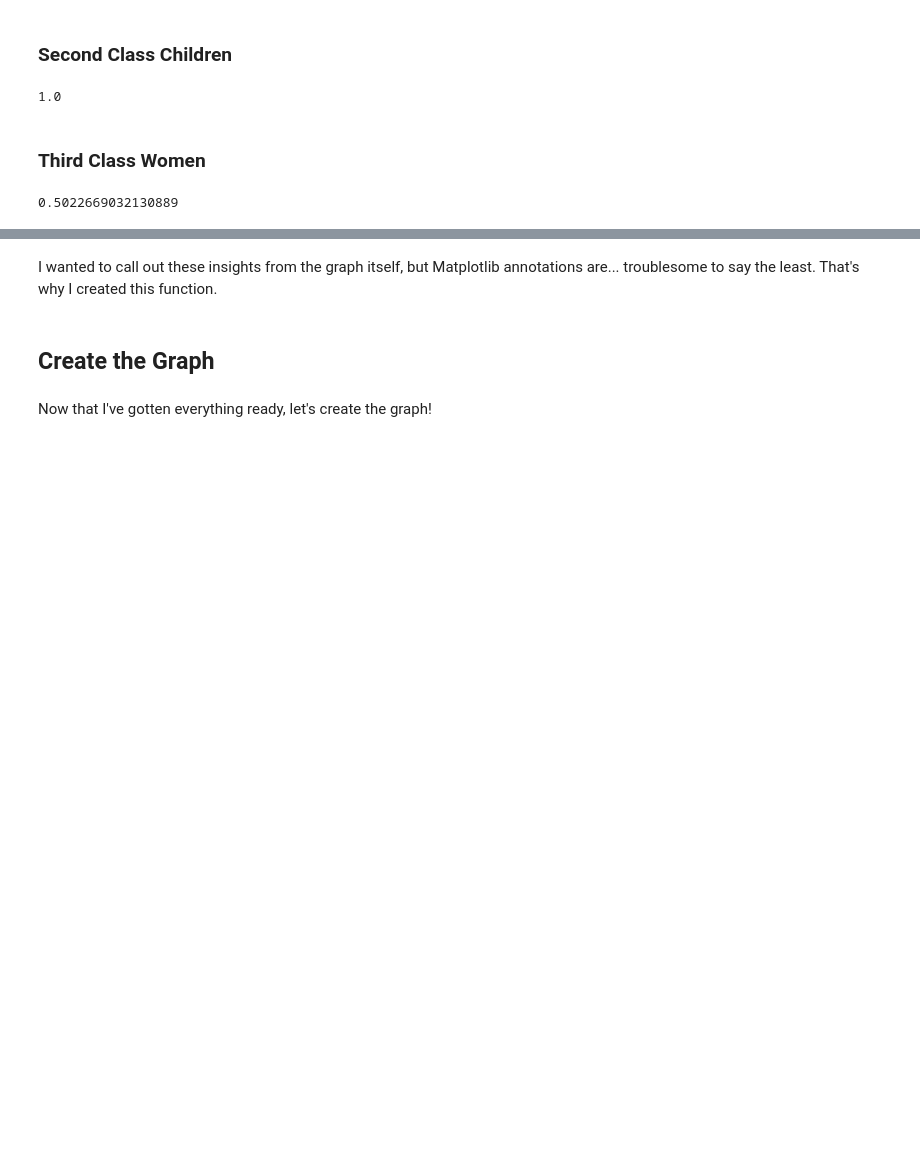
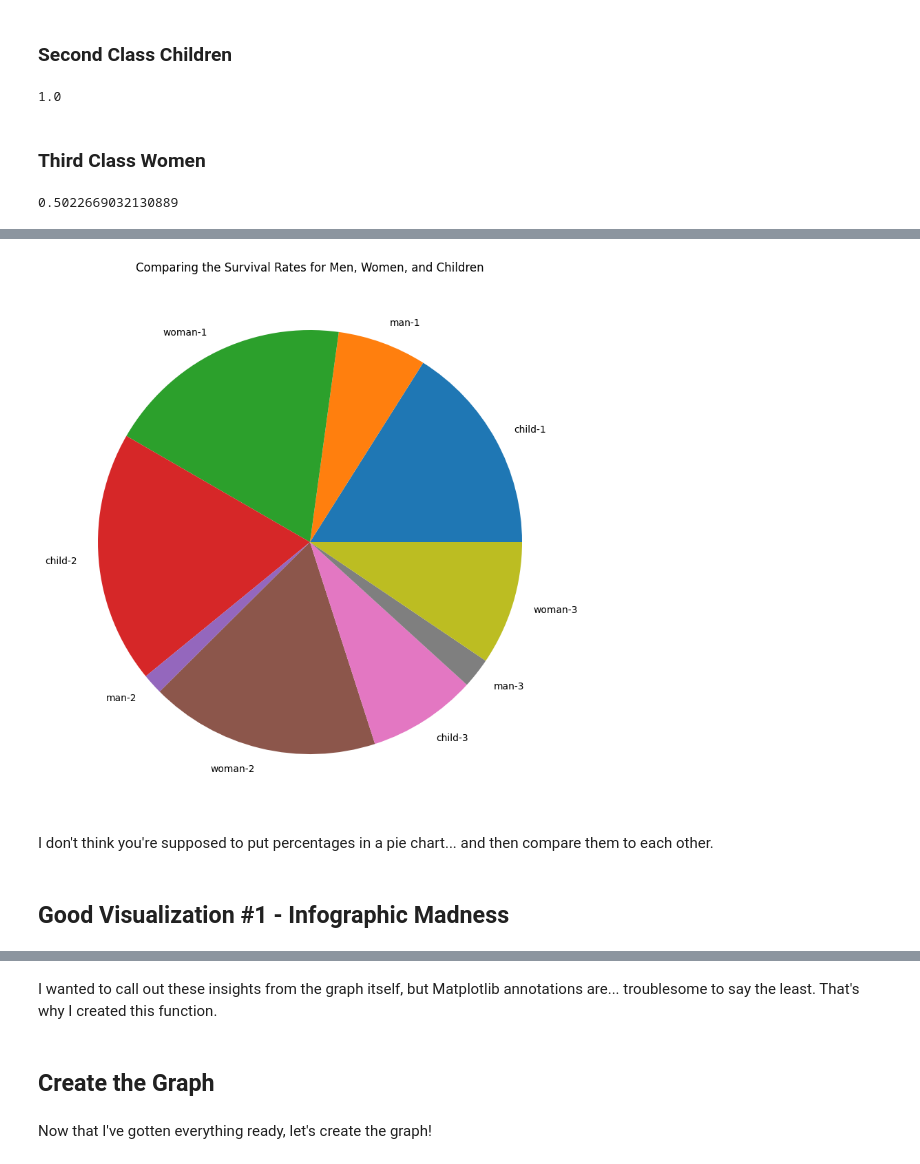
Before and after one commit to IMOsbo/DATA6550-Visualization, a Jupyter notebook: Code/Osborne/IsaiahOsborneVisualization.ipynb, the cells around one changed output, grey strips where cells are left out. Cells and saved outputs as stored; diff of their text form; code cells hidden in the pictures; blank space fills up the shorter version.

Commit message:
Added first bad visualization!

```diff
--- a/Code/Osborne/IsaiahOsborneVisualization.ipynb
+++ b/Code/Osborne/IsaiahOsborneVisualization.ipynb
@@ -97,0 +79,7 @@ classes = ["First", "Second", "Third"]
+# %%
+misleadingData = titanic.groupby(["pclass", "who"])["survived"].mean().reset_index()
+# https://stackoverflow.com/a/22719983
+misleadingData["label"] = misleadingData["who"].str.cat(
+    misleadingData["pclass"].values.astype(str), sep="-"
+)
+misleadingData
@@ -97,0 +97,12 @@ classes = ["First", "Second", "Third"]
+# %%
+# https://matplotlib.org/stable/gallery/pie_and_polar_charts/pie_features.html
+fig, ax = plt.subplots(figsize=(16, 10))
+ax.pie(misleadingData["survived"], labels=misleadingData["label"])
+ax.set_title("Comparing the Survival Rates for Men, Women, and Children")
+plt.show()
+# %% [output]
+[figure, added]
+# %% [markdown]
+I don't think you're supposed to put percentages in a pie chart... and then compare them to each other.
+# %% [markdown]
+## Good Visualization #1 - Infographic Madness
```
Also changed, not shown: parts of 9 cells of this notebook.
